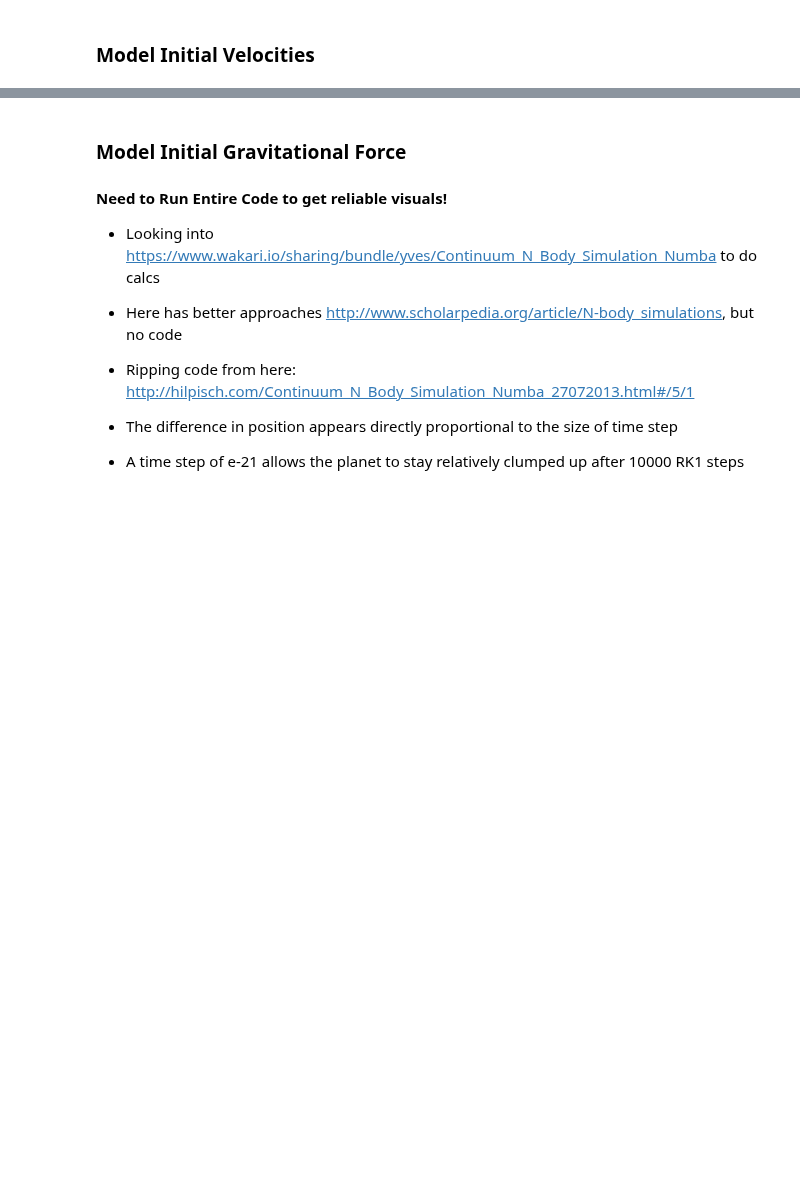
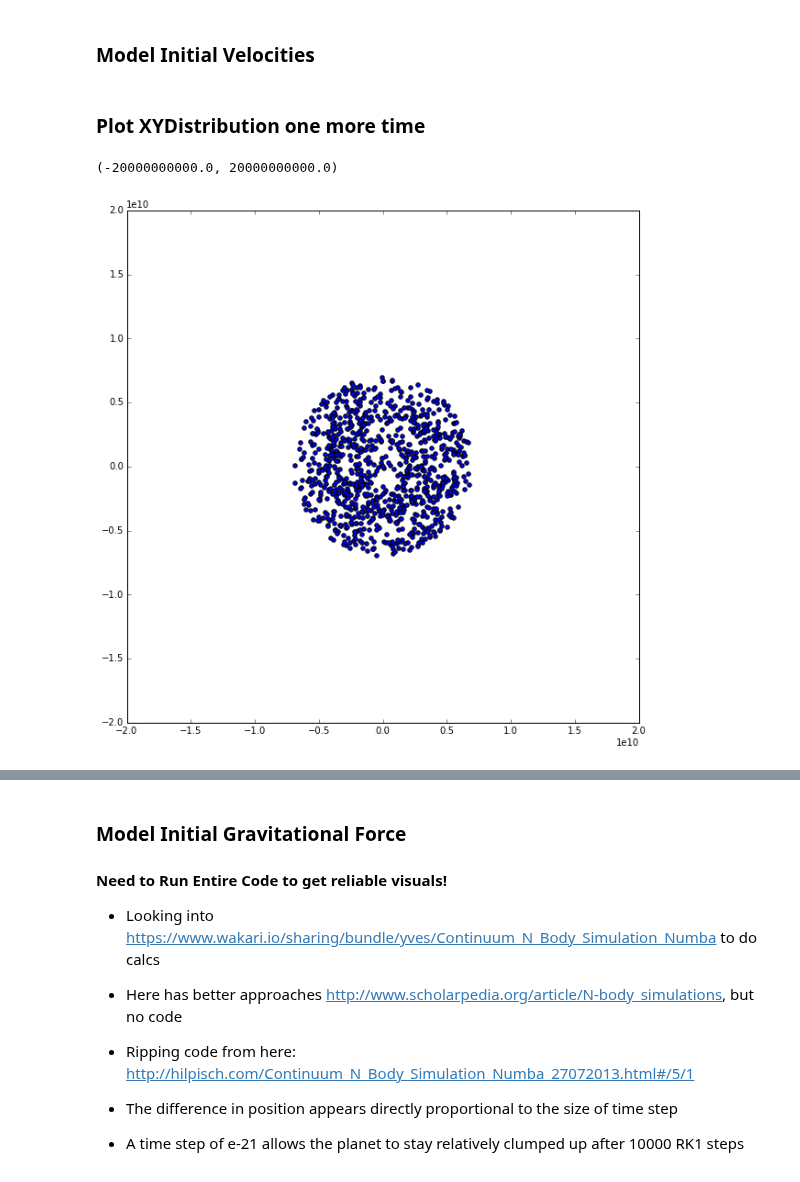
Before and after one commit to saichikine/Jupiter_SPH, a Jupyter notebook: main.ipynb, the cells around one changed output, grey strips where cells are left out. Cells and saved outputs as stored; diff of their text form; code cells hidden in the pictures; blank space fills up the shorter version.

```diff
--- a/main.ipynb
+++ b/main.ipynb
@@ -357,3 +313,13 @@ The percent error of the calculated mass of Jupiter with respect to its true mas
 ### Model Initial Velocities
 # %%
 velocityDistribution = np.zeros_like(xyDistribution)
+# %% [markdown]
+### Plot XYDistribution one more time
+# %%
+plt.figure(figsize=(10, 10))
+plt.scatter(xyDistribution[:, 0], xyDistribution[:,1])
+plt.xlim(-2e10, 2e10)
+plt.ylim(-2e10, 2e10)
+# %% [output]
+(-20000000000.0, 20000000000.0)
+[figure, added]
```
Also changed, not shown: parts of 21 cells of this notebook.
